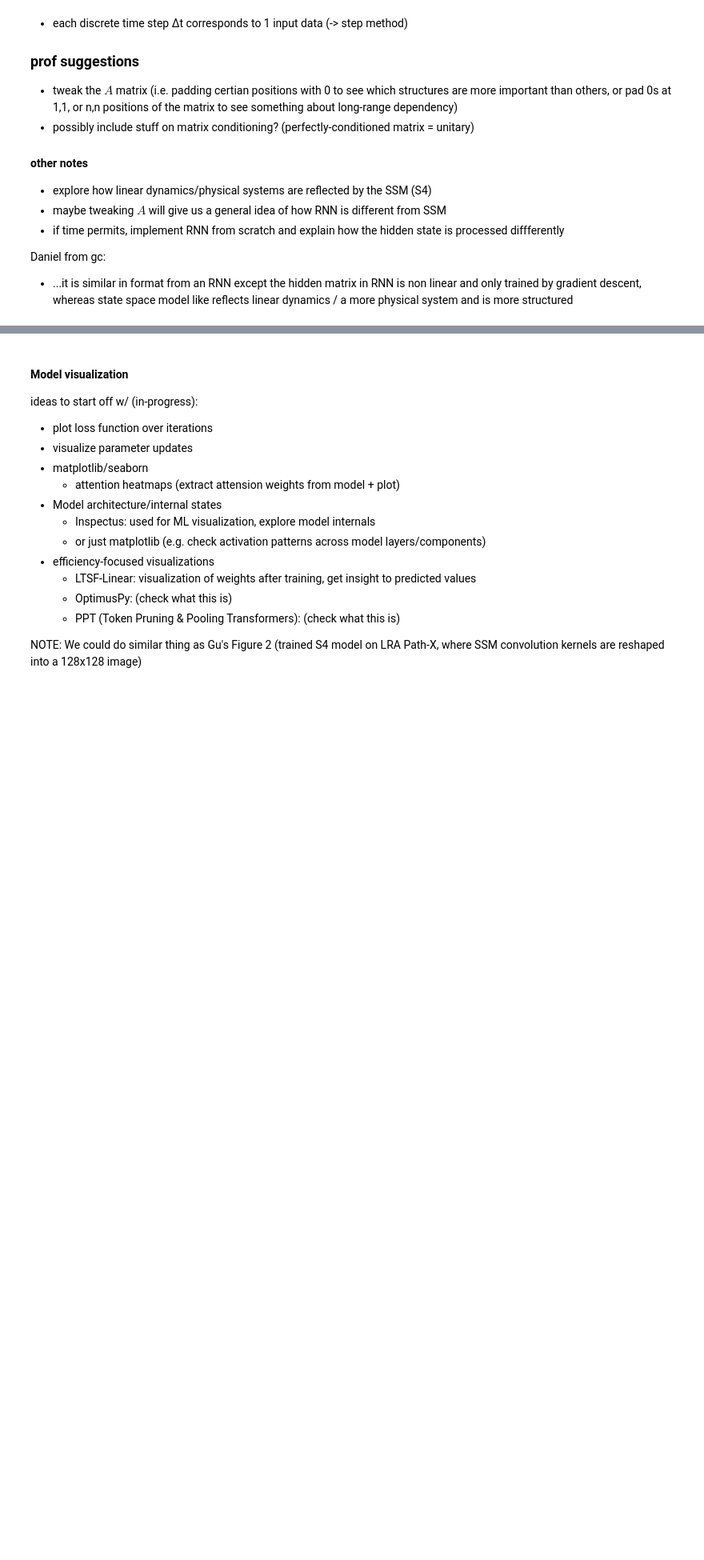
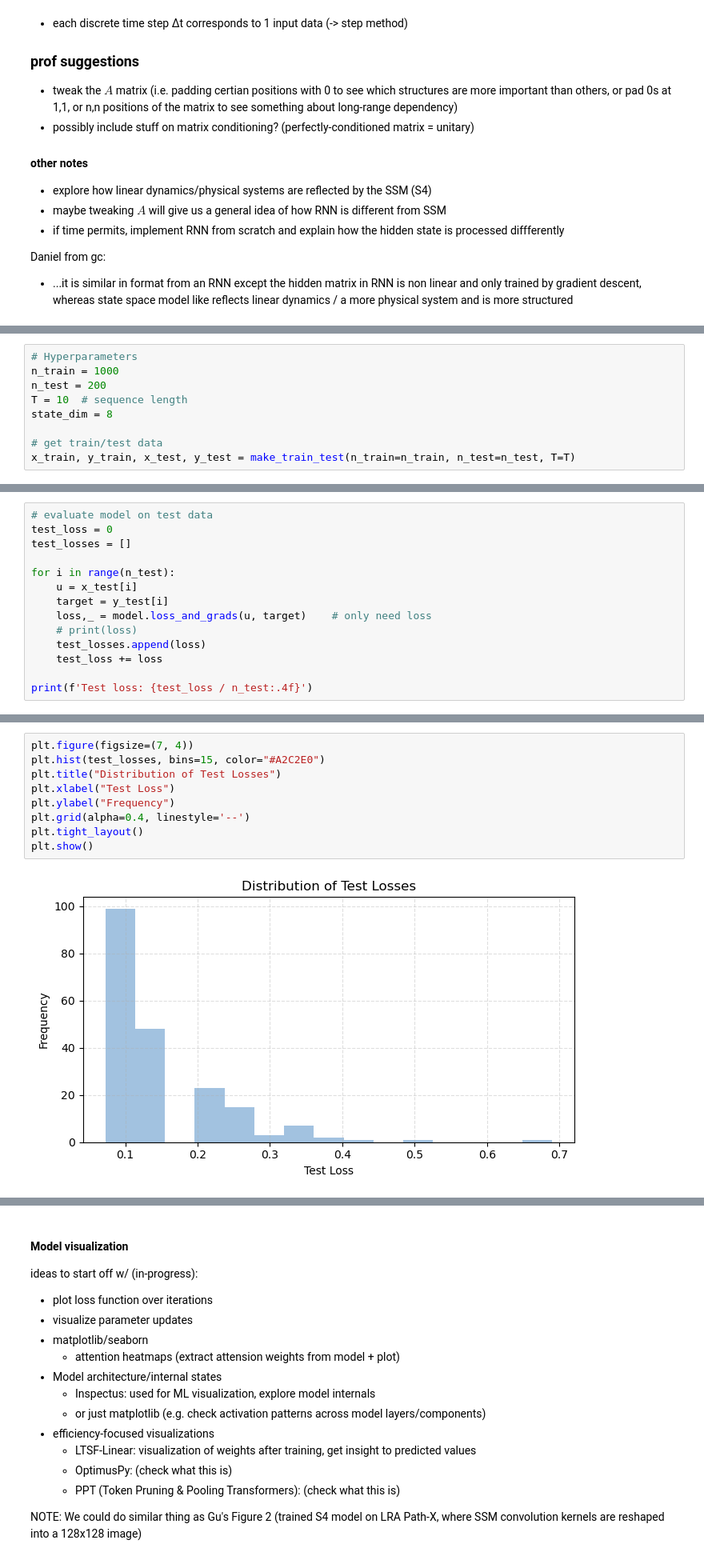
Before and after one commit to dan1oo/Cphy_SSM, a Jupyter notebook: attempt3.ipynb, the cells around one changed output, grey strips where cells are left out. Shown: that part at 80% size. Saved outputs shown, nothing was run; the diff lists cells and outputs as text; blank space fills up the shorter version.

```diff
--- a/attempt3.ipynb
+++ b/attempt3.ipynb
@@ -34,5 +38,14 @@ things I want to cover:
 - dimensionality reduction
 - cross-validation
 - hyperparameter tuning
+# %%
+# Hyperparameters
+n_train = 1000
+n_test = 200
+T = 10  # sequence length
+state_dim = 8
+
+# get train/test data
+x_train, y_train, x_test, y_test = make_train_test(n_train=n_train, n_test=n_test, T=T)
 # %%
 # implementation
@@ -38,0 +86,14 @@ things I want to cover:
+# %%
+# evaluate model on test data
+test_loss = 0
+test_losses = []
+
+for i in range(n_test):
+    u = x_test[i]
+    target = y_test[i]
+    loss,_ = model.loss_and_grads(u, target)    # only need loss
+    # print(loss)
+    test_losses.append(loss)
+    test_loss += loss
+
+print(f'Test loss: {test_loss / n_test:.4f}')
@@ -38,0 +102,11 @@ things I want to cover:
+# %%
+plt.figure(figsize=(7, 4))
+plt.hist(test_losses, bins=15, color="#A2C2E0")
+plt.title("Distribution of Test Losses")
+plt.xlabel("Test Loss")
+plt.ylabel("Frequency")
+plt.grid(alpha=0.4, linestyle='--')
+plt.tight_layout()
+plt.show()
+# %% [output]
+[figure, added]
```
Also changed, not shown: parts of 6 cells of this notebook.
